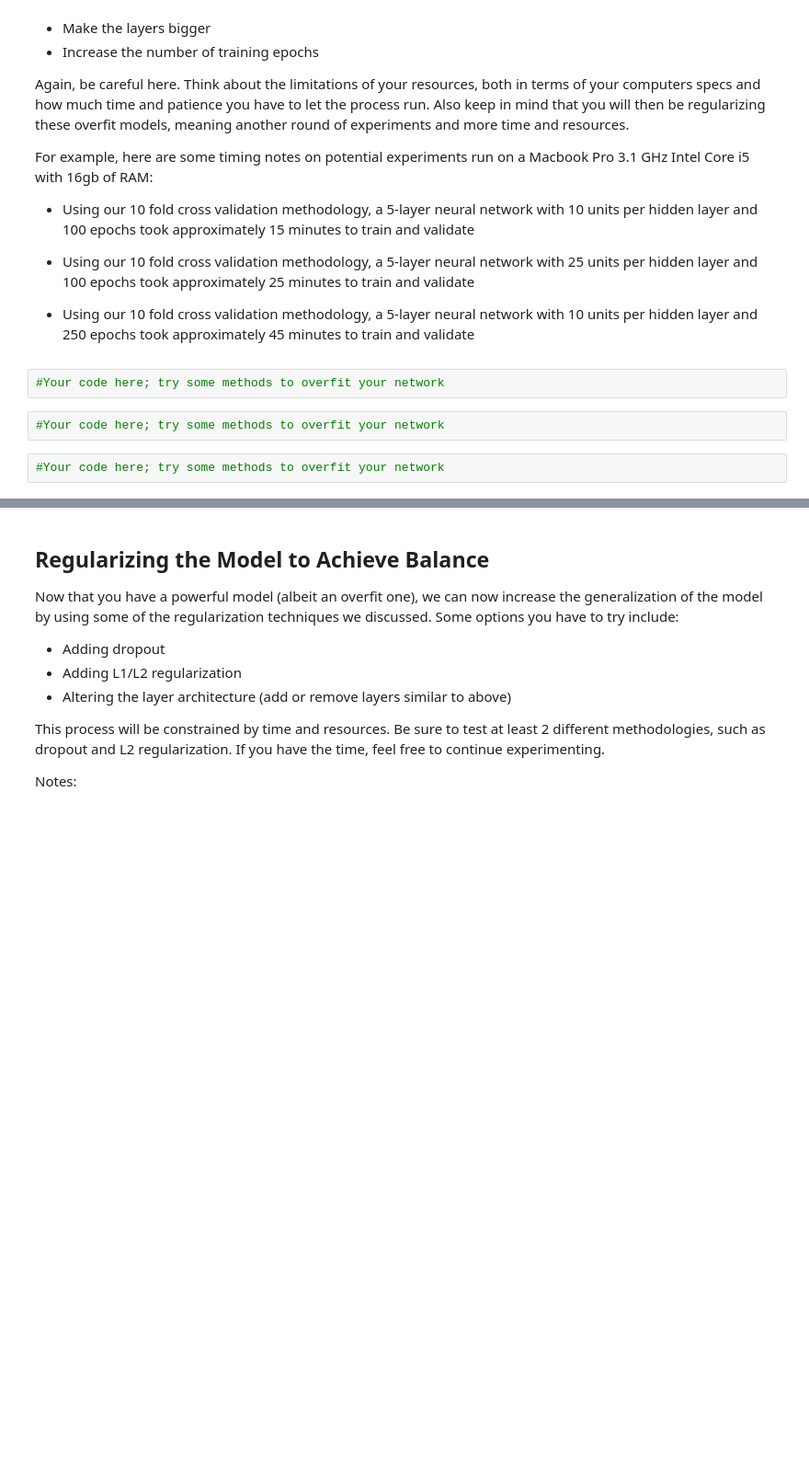
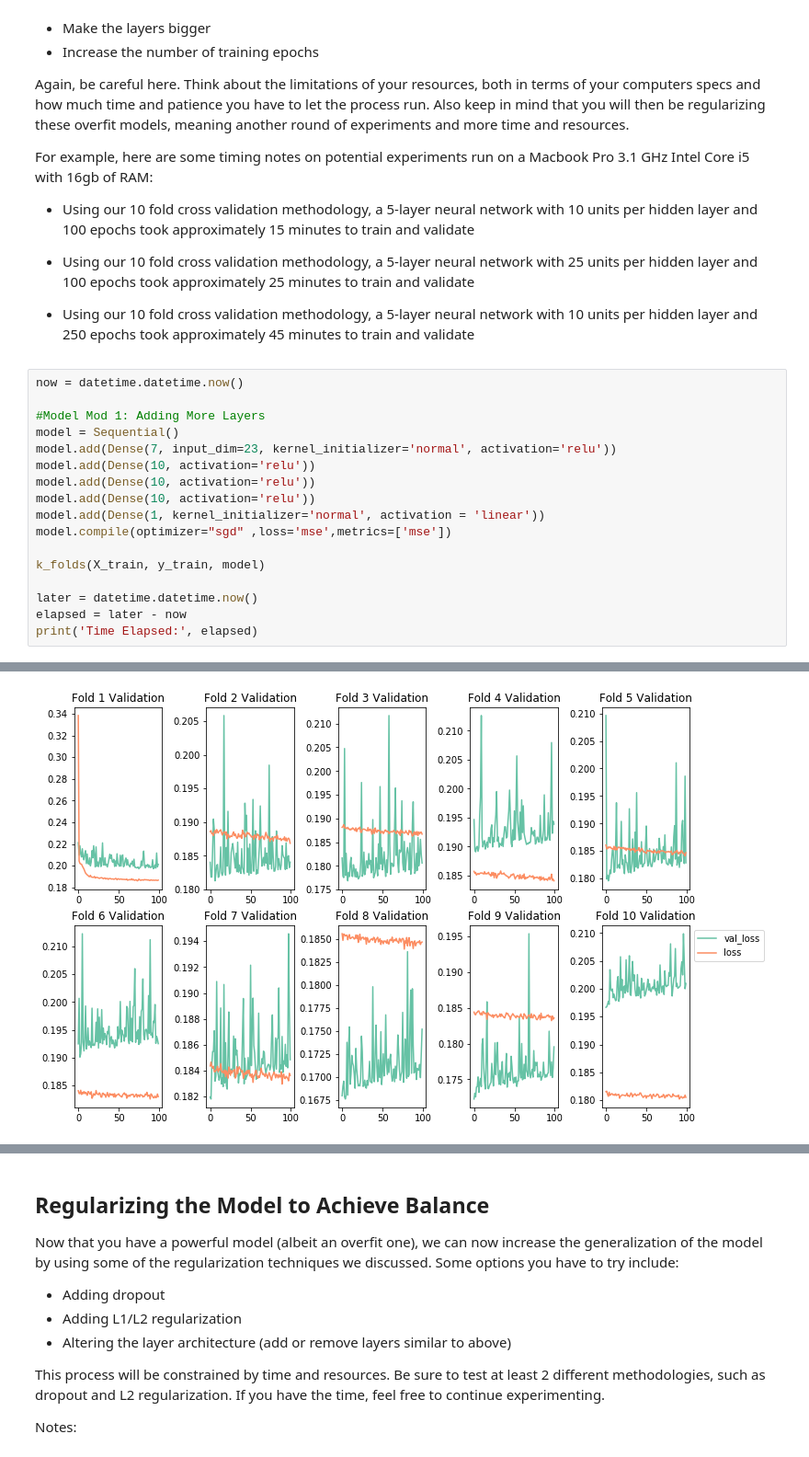
Before and after one commit to learn-co-students/dsc-04-42-06-tuning-and-optimizing-neural-networks-lab-online-ds-sp-000, a Jupyter notebook: index.ipynb, the cells around one changed output, grey strips where cells are left out. Shown at 92% size. Drawn from its saved outputs; the diff is of its cells as text; blank space fills up the shorter version.

```diff
--- a/index.ipynb
+++ b/index.ipynb
@@ -177,9 +269,21 @@ For example, here are some timing notes on potential experiments run on a Macboo
 * Using our 10 fold cross validation methodology, a 5-layer neural network with 25 units per hidden layer and 100 epochs took approximately 25 minutes to train and validate
 
 * Using our 10 fold cross validation methodology, a 5-layer neural network with 10 units per hidden layer and 250 epochs took approximately 45 minutes to train and validate
-# %%
-#Your code here; try some methods to overfit your network
-# %%
-#Your code here; try some methods to overfit your network
-# %%
-#Your code here; try some methods to overfit your network
+# %%
+now = datetime.datetime.now()
+
+#Model Mod 1: Adding More Layers
+model = Sequential()
+model.add(Dense(7, input_dim=23, kernel_initializer='normal', activation='relu'))
+model.add(Dense(10, activation='relu'))
+model.add(Dense(10, activation='relu'))
+model.add(Dense(10, activation='relu'))
+model.add(Dense(1, kernel_initializer='normal', activation = 'linear'))
+model.compile(optimizer="sgd" ,loss='mse',metrics=['mse'])
+
+k_folds(X_train, y_train, model)
+
+later = datetime.datetime.now()
+elapsed = later - now
+print('Time Elapsed:', elapsed)
+# %% [output]
@@ -185,0 +303 @@ For example, here are some timing notes on potential experiments run on a Macboo
+[figure, added]
```
Also changed, not shown: parts of 21 cells of this notebook.
